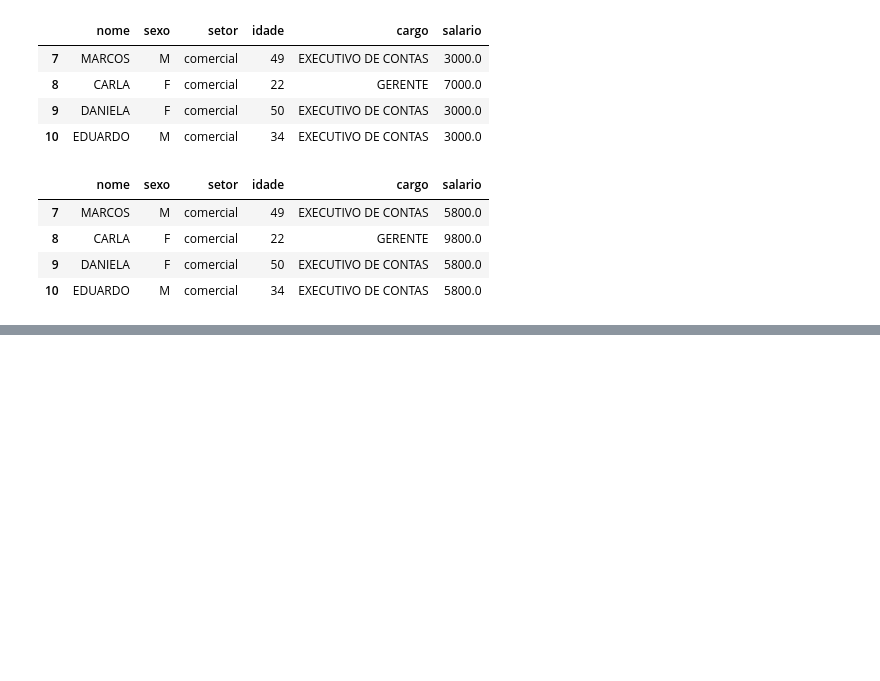
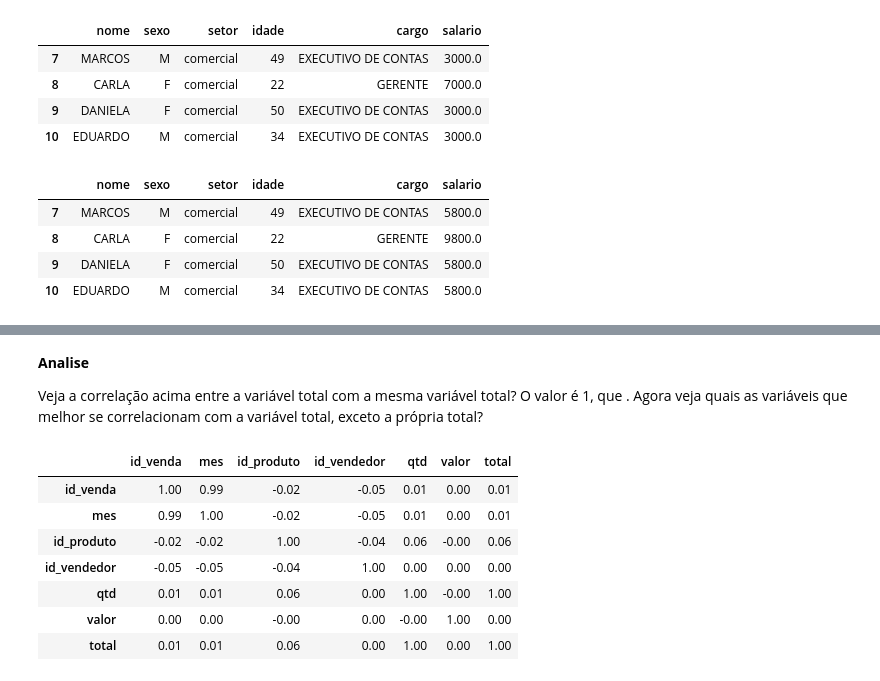
Before and after one commit to italomarcelogit/Tutorial-de-Pandas, a Jupyter notebook: Notebook_Dicas_Pandas_DataFrame.ipynb, the cells around one changed output, grey strips where cells are left out. Saved outputs shown, nothing was run; the diff lists cells and outputs as text; code cells hidden in the pictures; blank space fills up the shorter version.

```diff
--- a/Notebook_Dicas_Pandas_DataFrame.ipynb
+++ b/Notebook_Dicas_Pandas_DataFrame.ipynb
@@ -1209,0 +1261,16 @@ dfCopia.query("setor == 'comercial'")
+# %% [markdown]
+**Analise**
+
+Veja a correlação acima entre a variável total com a mesma variável total? O valor é 1, que . Agora veja quais as variáveis que melhor se correlacionam com a variável total, exceto a própria total?
+# %%
+# podemos aplicar estilo de cor na visualizaçao da correlação
+correlacao.style.background_gradient(cmap='coolwarm').set_precision(2)
+# %% [output]
+|  | id_venda | mes | id_produto | id_vendedor | qtd | valor | total |
+| id_venda | 1.00 | 0.99 | -0.02 | -0.05 | 0.01 | 0.00 | 0.01 |
+| mes | 0.99 | 1.00 | -0.02 | -0.05 | 0.01 | 0.00 | 0.01 |
+| id_produto | -0.02 | -0.02 | 1.00 | -0.04 | 0.06 | -0.00 | 0.06 |
+| id_vendedor | -0.05 | -0.05 | -0.04 | 1.00 | 0.00 | 0.00 | 0.00 |
+| qtd | 0.01 | 0.01 | 0.06 | 0.00 | 1.00 | -0.00 | 1.00 |
+| valor | 0.00 | 0.00 | -0.00 | 0.00 | -0.00 | 1.00 | 0.00 |
+| total | 0.01 | 0.01 | 0.06 | 0.00 | 1.00 | 0.00 | 1.00 |
```
Also changed, not shown: parts of 20 cells of this notebook.
